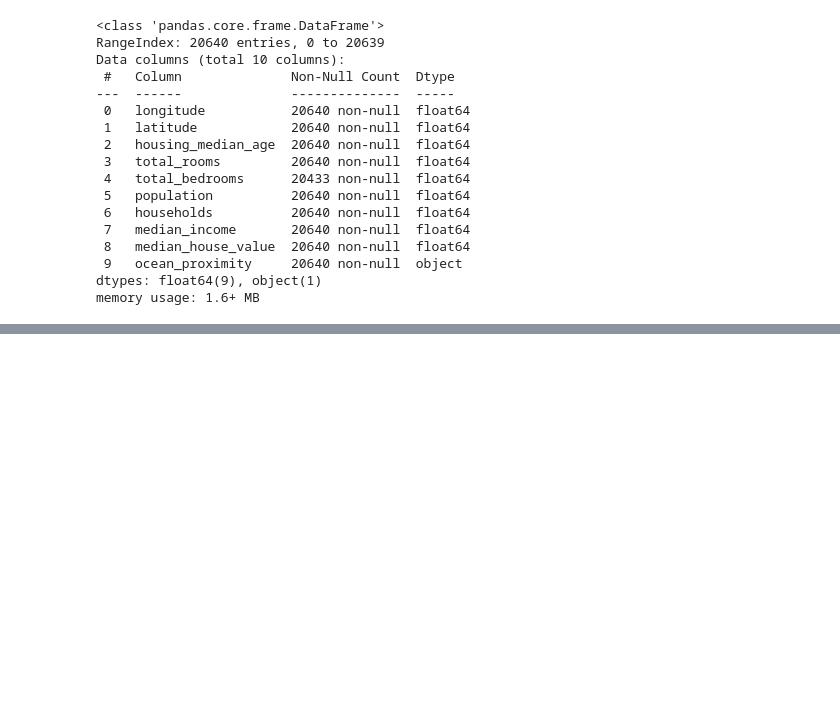
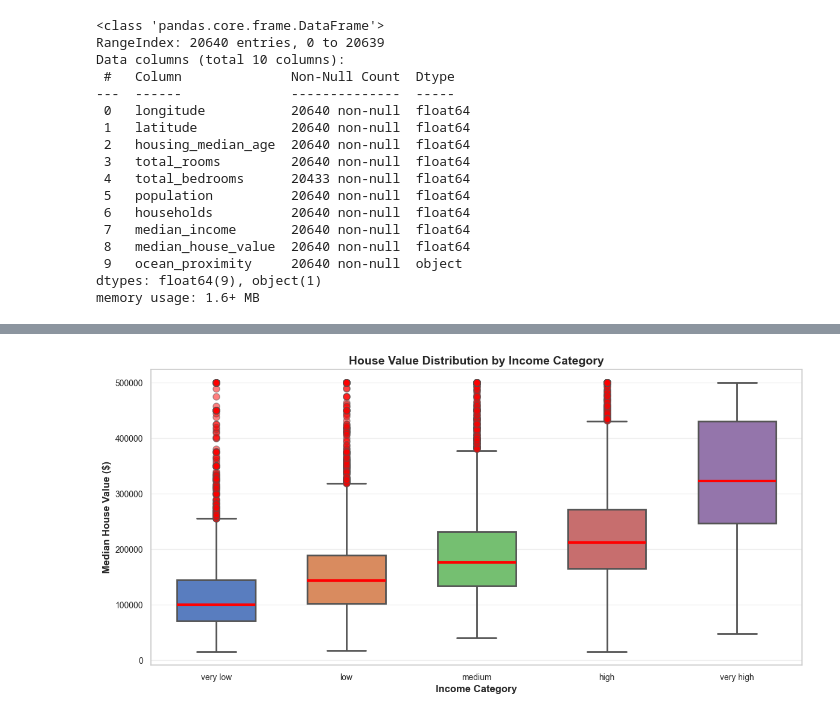
Before and after one commit to AidenHadisi/ml-journey, a Jupyter notebook: p004_california_housing_prices.ipynb, the cells around one changed output, grey strips where cells are left out. Cells and saved outputs as stored; diff of their text form; code cells hidden in the pictures; blank space fills up the shorter version.

```diff
--- a/p004_california_housing_prices.ipynb
+++ b/p004_california_housing_prices.ipynb
@@ -121,0 +100,25 @@ plt.show()
+# %%
+df["income_cat"] = pd.qcut(
+    df["median_income"],
+    q=5,
+    labels=["very low", "low", "medium", "high", "very high"]
+)
+# %%
+sns.boxplot(
+    data=df,
+    x="income_cat",
+    y="median_house_value",
+    hue="income_cat",
+    width=0.6,
+    linewidth=2,
+    fliersize=6,
+    medianprops=dict(color="red", linewidth=3),  # Customize median line
+    flierprops=dict(marker="o", markerfacecolor="red", markersize=8, alpha=0.5),
+)
+plt.xlabel("Income Category", fontsize=12, fontweight="bold")
+plt.ylabel("Median House Value ($)", fontsize=12, fontweight="bold")
+plt.title("House Value Distribution by Income Category", fontsize=14, fontweight="bold")
+plt.tight_layout()
+plt.show()
+# %% [output]
+[figure, added]
```
Also changed, not shown: parts of 10 cells of this notebook.
